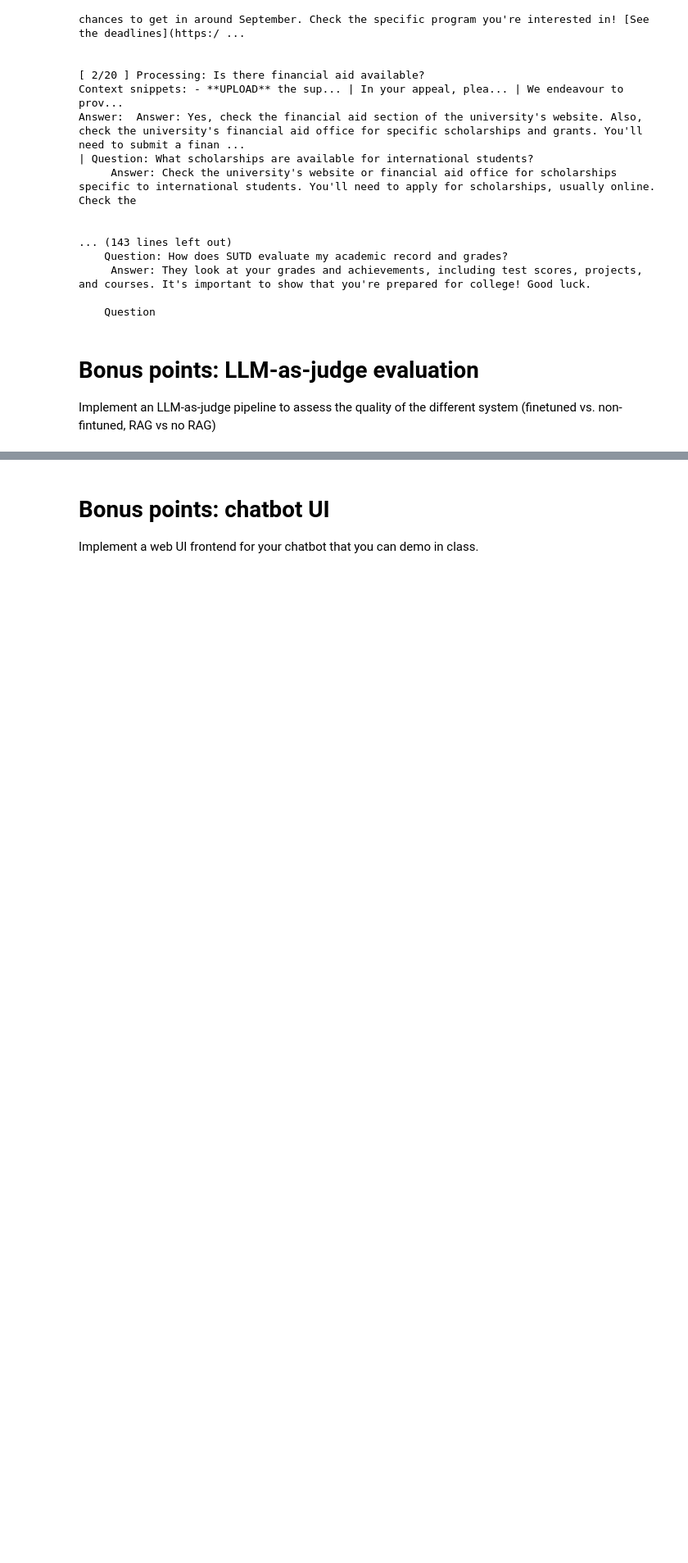
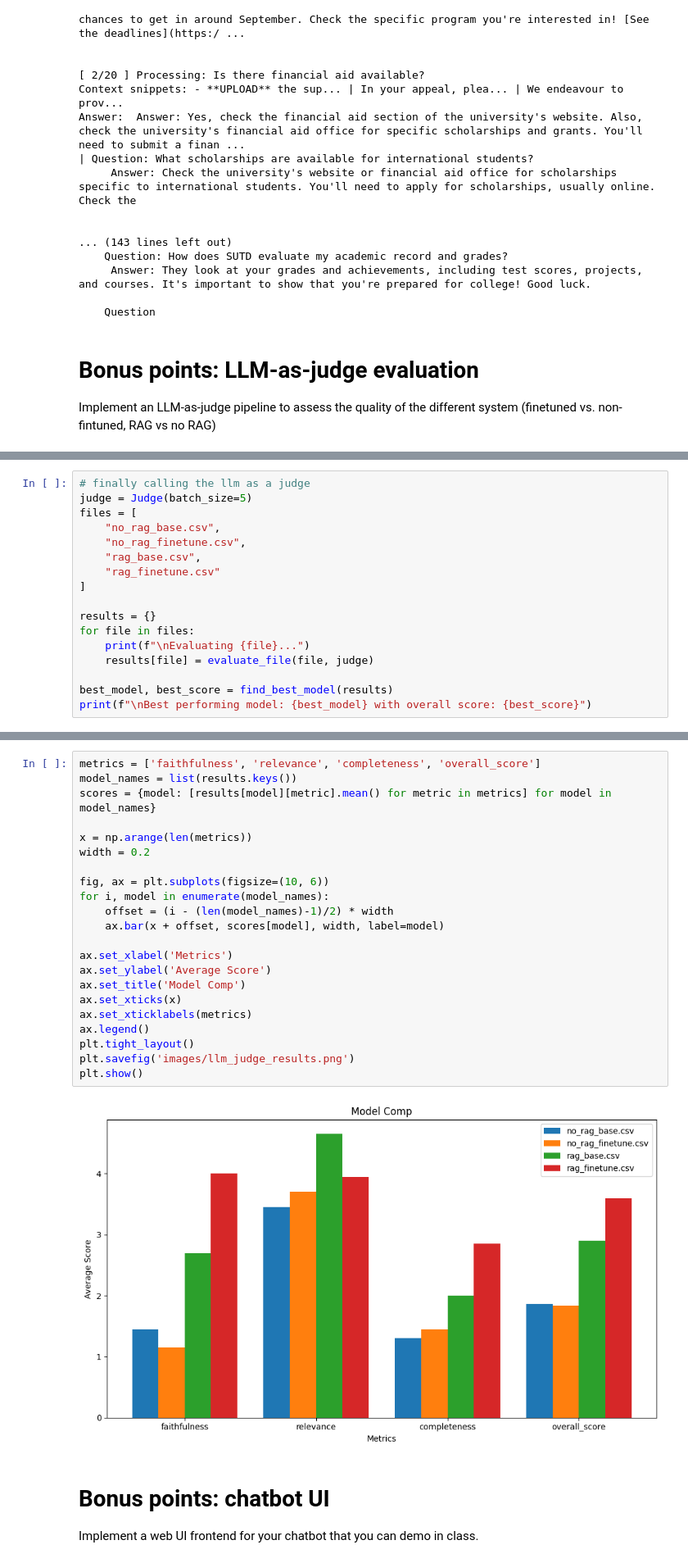
Before and after one commit to adikuma/sutd_5055mlop, a Jupyter notebook: Assignment-04/assignment_04_BYTEUS.ipynb, the cells around one changed output, grey strips where cells are left out. Shown at 82% size. Drawn from its saved outputs; the diff is of its cells as text; blank space fills up the shorter version.

```diff
--- a/Assignment-04/assignment_04_BYTEUS.ipynb
+++ b/Assignment-04/assignment_04_BYTEUS.ipynb
@@ -1242,0 +1622,17 @@ Implement an LLM-as-judge pipeline to assess the quality of the different system
+# %%
+# finally calling the llm as a judge
+judge = Judge(batch_size=5)
+files = [
+    "no_rag_base.csv",
+    "no_rag_finetune.csv",
+    "rag_base.csv",
+    "rag_finetune.csv"
+]
+
+results = {}
+for file in files:
+    print(f"\nEvaluating {file}...")
+    results[file] = evaluate_file(file, judge)
+
+best_model, best_score = find_best_model(results)
+print(f"\nBest performing model: {best_model} with overall score: {best_score}")
@@ -1243,3 +1668,27 @@ Implement an LLM-as-judge pipeline to assess the quality of the different system
+# %%
+metrics = ['faithfulness', 'relevance', 'completeness', 'overall_score']
+model_names = list(results.keys())
+scores = {model: [results[model][metric].mean() for metric in metrics] for model in model_names}
+
+x = np.arange(len(metrics))
+width = 0.2
+
+fig, ax = plt.subplots(figsize=(10, 6))
+for i, model in enumerate(model_names):
+    offset = (i - (len(model_names)-1)/2) * width
+    ax.bar(x + offset, scores[model], width, label=model)
+
+ax.set_xlabel('Metrics')
+ax.set_ylabel('Average Score')
+ax.set_title('Model Comp')
+ax.set_xticks(x)
+ax.set_xticklabels(metrics)
+ax.legend()
+plt.tight_layout()
+plt.savefig('images/llm_judge_results.png')
+plt.show()
+# %% [output]
+[figure, added]
 # %% [markdown]
 # Bonus points: chatbot UI
 
```
Also changed, not shown: parts of 13 cells of this notebook, 24 other files.
